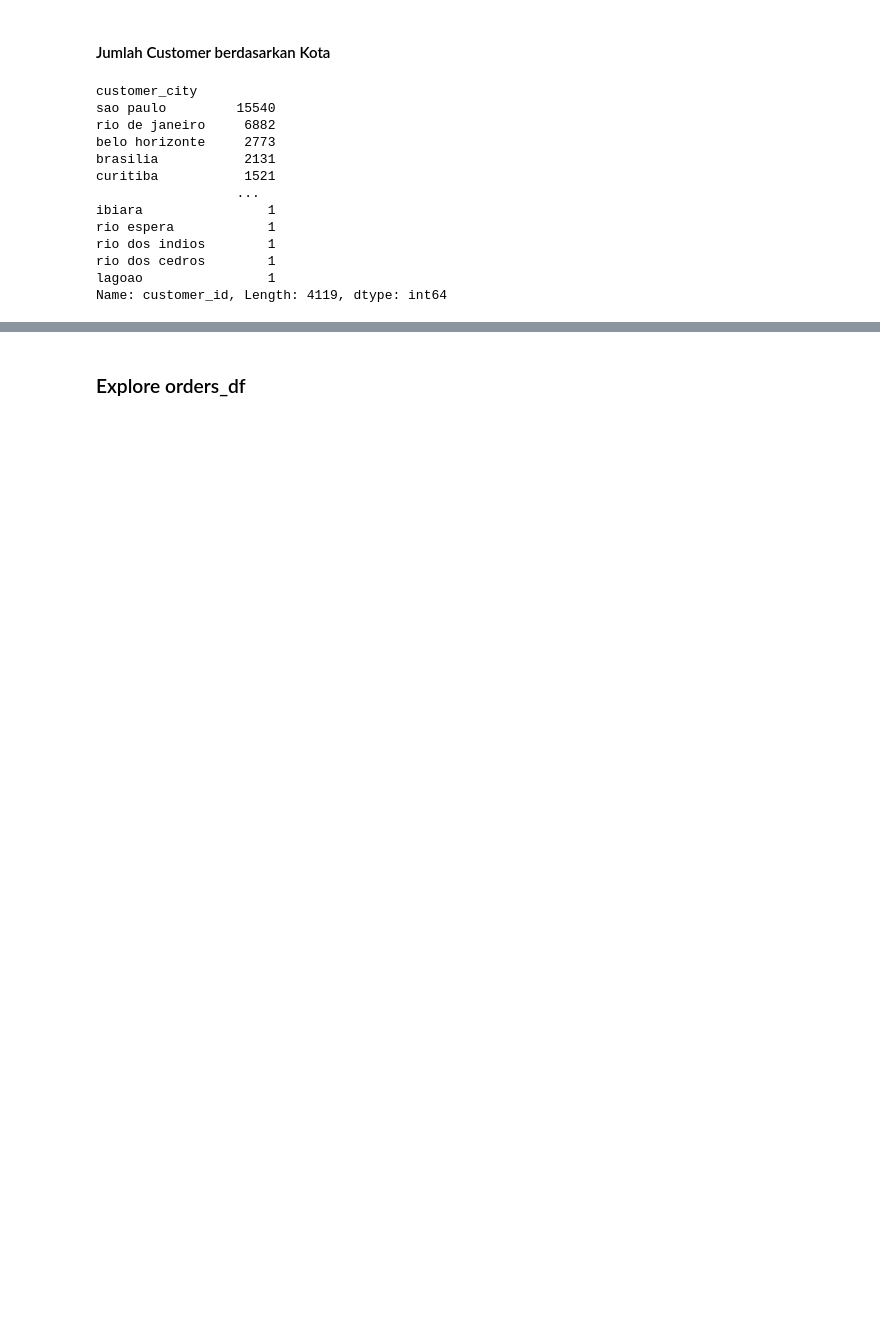
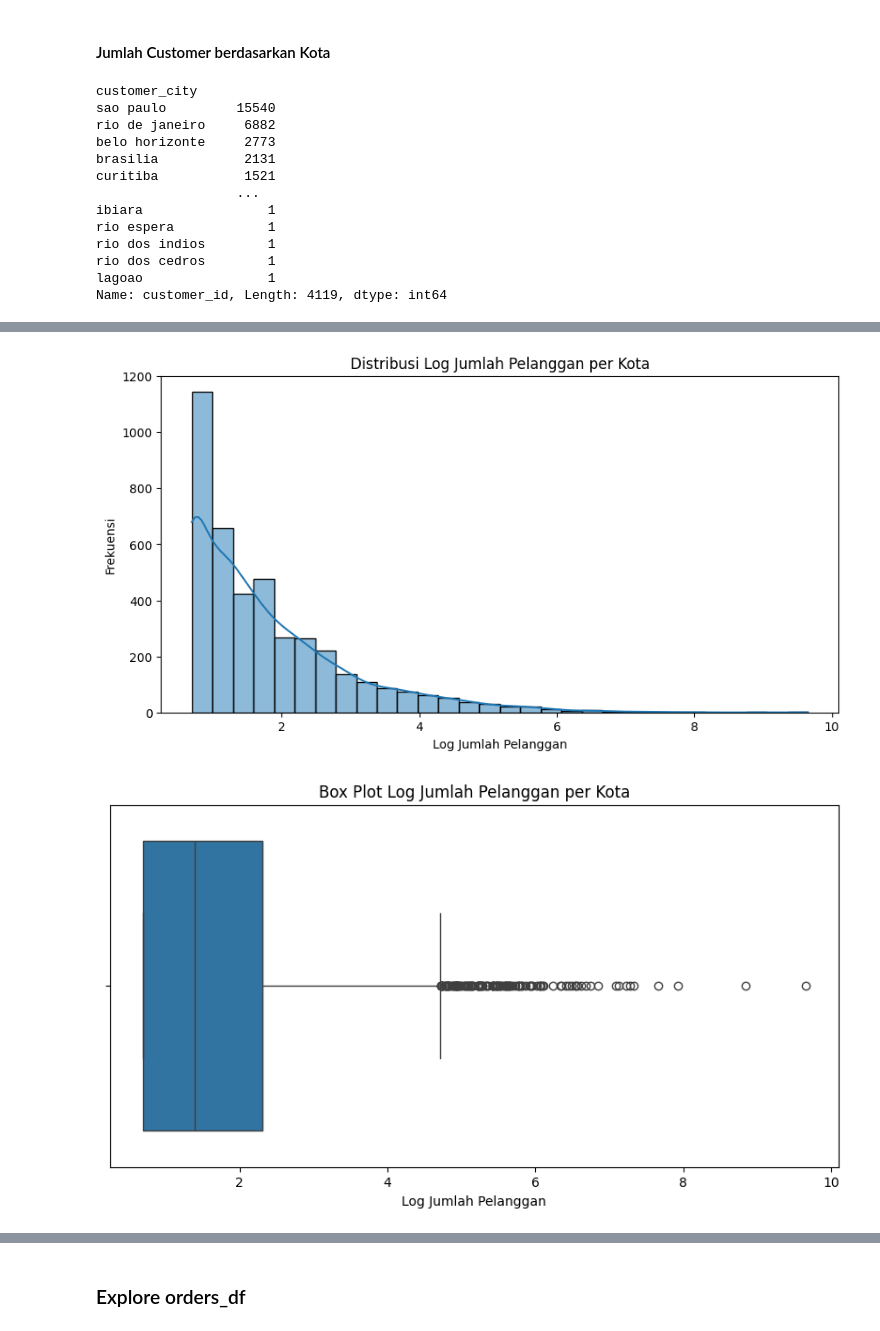
Before and after one commit to deanftrh/DataAnalyticsProject, a Jupyter notebook: notebook.ipynb, the cells around one changed output, grey strips where cells are left out. Saved outputs shown, nothing was run; the diff lists cells and outputs as text; code cells hidden in the pictures; blank space fills up the shorter version.

```diff
--- a/notebook.ipynb
+++ b/notebook.ipynb
@@ -321,0 +332,30 @@ Name: customer_id, Length: 4119, dtype: int64
+# %%
+# Terapkan log transformasi (tambahkan +1 untuk menghindari log(0))
+city_customers_log = np.log1p(city_customers)
+
+# Visualisasi ulang dengan histogram
+plt.figure(figsize=(10,5))
+sns.histplot(city_customers_log, bins=30, kde=True)
+plt.title("Distribusi Log Jumlah Pelanggan per Kota")
+plt.xlabel("Log Jumlah Pelanggan")
+plt.ylabel("Frekuensi")
+plt.show()
+
+plt.figure(figsize=(10,5))
+sns.boxplot(x=city_customers_log)
+plt.title("Box Plot Log Jumlah Pelanggan per Kota")
+plt.xlabel("Log Jumlah Pelanggan")
+plt.show()
+
+bins = [0, 100, 1000, city_customers.max()]
+labels = ["Small", "Medium", "Big"]
+city_customers_binned = pd.cut(city_customers, bins=bins, labels=labels)
+
+sns.countplot(x=city_customers_binned)
+plt.title("Kategori Kota berdasarkan Jumlah Pelanggan")
+plt.xlabel("Kategori Kota")
+plt.ylabel("Jumlah Kota")
+plt.show()
+# %% [output]
+[figure, added]
+[figure, added]
```
Also changed, not shown: parts of 25 cells of this notebook, 4 other files.
